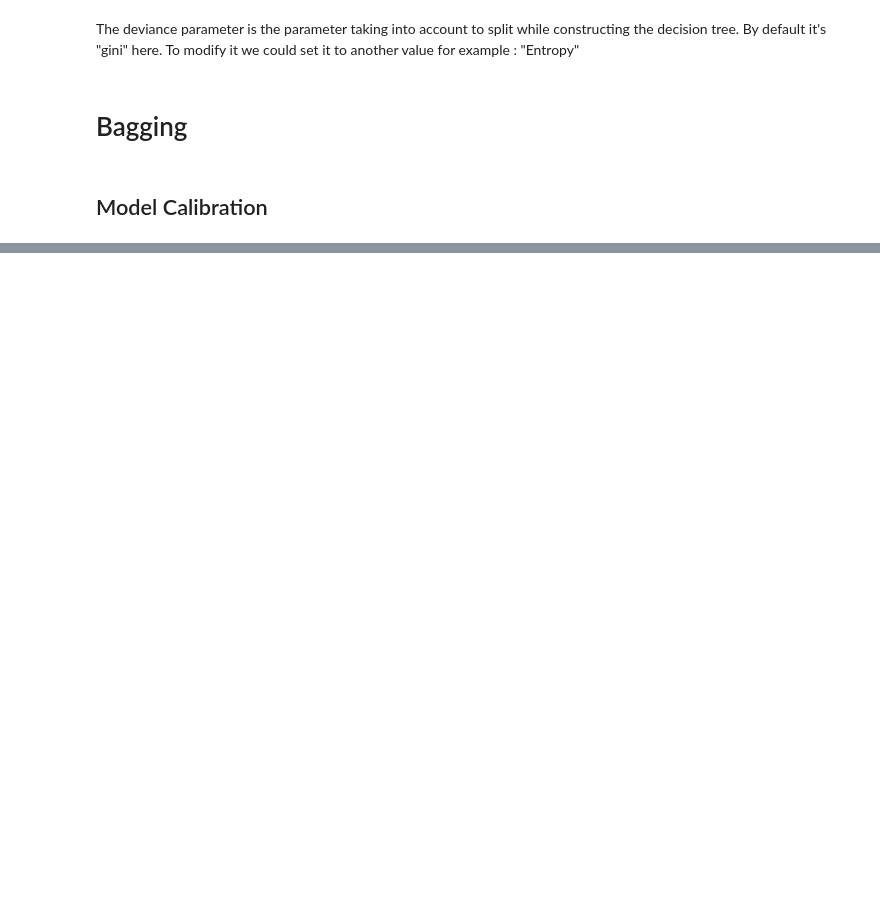
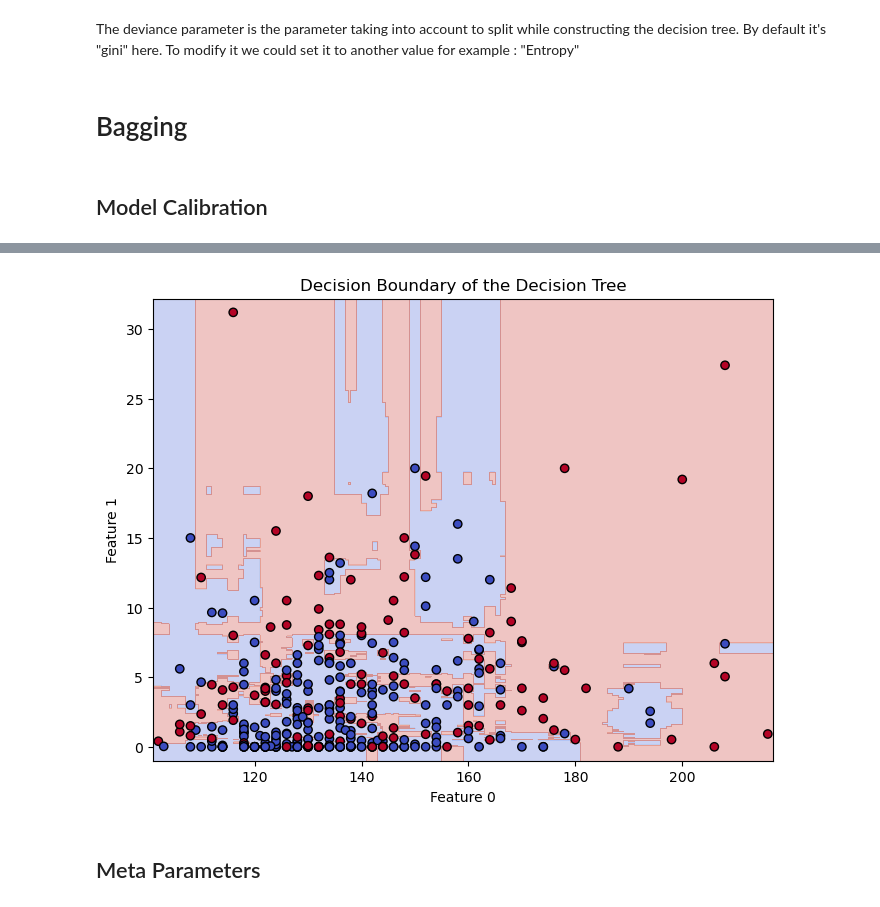
Before and after one commit to Guillaume-melis/Machine_Learning_S1, a Jupyter notebook: TP2/TP2.ipynb, the cells around one changed output, grey strips where cells are left out. Cells and saved outputs as stored; diff of their text form; code cells hidden in the pictures; blank space fills up the shorter version.

```diff
--- a/TP2/TP2.ipynb
+++ b/TP2/TP2.ipynb
@@ -271,0 +388,47 @@ The deviance parameter is the parameter taking into account to split while const
+# %%
+RF = RandomForestClassifier(max_depth=2, random_state=0)
+
+X_train, X_test, y_train, y_test = train_test_split(X,y,test_size=0.2, random_state=42)
+
+RF = RandomForestClassifier()
+RFfit = RF.fit(X_train,y_train)
+
+pY_train = RFfit.predict_proba(X_train)
+
+predxclass=np.argmax(pY_train,axis=1)
+# %%
+feature_idx = [0, 1]
+X_plot = X_train.iloc[:,feature_idx].values
+
+RF2D = RandomForestClassifier()
+RFfit = RF2D.fit(X_plot, y_train)
+
+pY_train = RFfit.predict_proba(X_plot)
+
+predx_classes = np.argmax(pY_train, axis=1)
+
+x_min, x_max = X_plot[:, 0].min() - 1, X_plot[:, 0].max() + 1
+y_min, y_max = X_plot[:, 1].min() - 1, X_plot[:, 1].max() + 1
+
+xx, yy = np.meshgrid(
+    np.arange(x_min, x_max, 0.02),
+    np.arange(y_min, y_max, 0.02)
+)
+
+Z = RF2D.predict(np.c_[xx.ravel(), yy.ravel()])
+Z = Z.reshape(xx.shape)
+# %%
+plt.figure(figsize=(8,6))
+
+plt.contourf(xx, yy, Z, alpha=0.3, cmap=plt.cm.coolwarm)
+
+plt.scatter(X_plot[:, 0], X_plot[:, 1], c=y_train, edgecolors='k', cmap=plt.cm.coolwarm)
+
+plt.xlabel(f'Feature {feature_idx[0]}')
+plt.ylabel(f'Feature {feature_idx[1]}')
+plt.title('Decision Boundary of the Decision Tree')
+plt.show()
+# %% [output]
+[figure, added]
+# %% [markdown]
+## Meta Parameters
```
Also changed, not shown: parts of 21 cells of this notebook.
